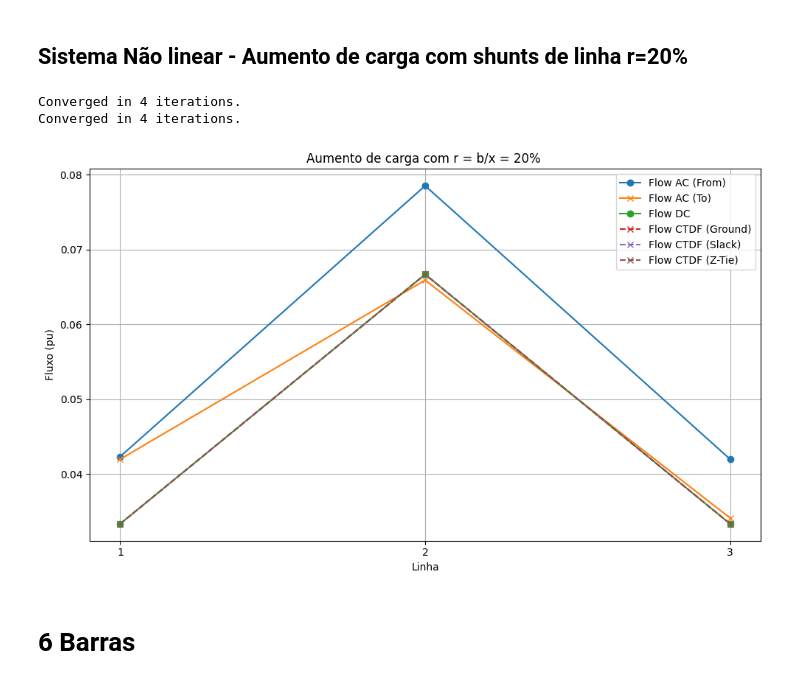
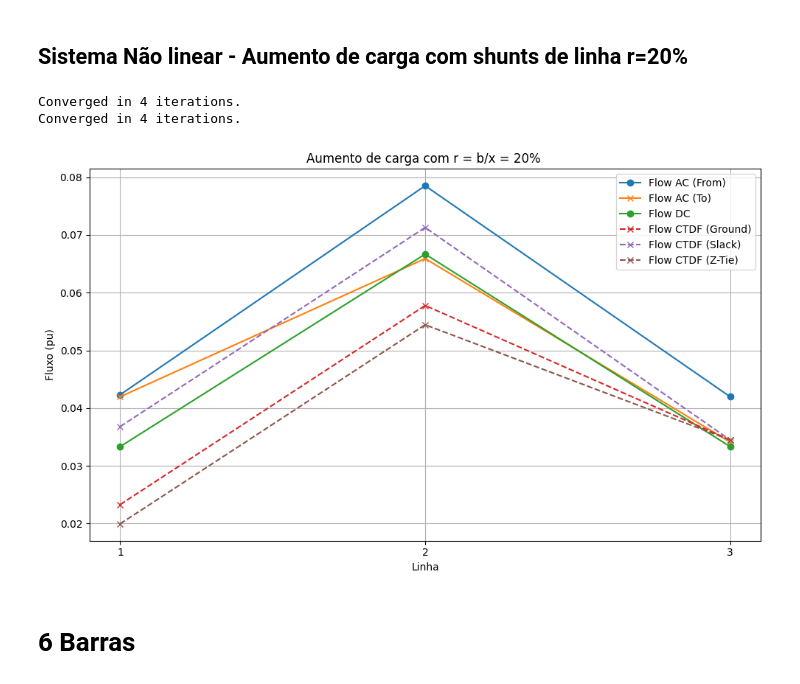
Before and after one commit to Gabriel-Halfeld-Limp/CTDF-for-linear-load-methods, a Jupyter notebook: main.ipynb, the cells around one changed output. Drawn from its saved outputs; the diff is of its cells as text; code cells hidden in the pictures.

```diff
--- a/main.ipynb
+++ b/main.ipynb
@@ -135,7 +135,7 @@ Converged in 4 iterations.
 ## Sistema não linear - Aumento de carga e geração em 10%
 # %%
 # Caso base
-net = sauer6bus()
+net = test3bus()
 solver = AC_PF(net)
 solver.solve()
 theta_ac = solver.theta
@@ -147,7 +147,7 @@ flow_dc = solver.get_line_flows()
 
 
 #AC Power Flow
-net = sauer6bus()
+net = test3bus()
 for load in net.loads:
     if load.bus.bus_type == 'PQ':
         load.p_input = 1.1 * load.p_input  # Aumentando a carga em 10%
@@ -170,7 +170,7 @@ dflow_dc = flow_dc_B - flow_dc
 
 
 # Cálculo usando indices CTDF
-net = sauer6bus()
+net = test3bus()
 
 P = np.zeros(len(net.buses))
 for i, bus in enumerate(net.buses):
@@ -220,10 +220,11 @@ Converged in 4 iterations.
 # %% [markdown]
 ## Sistema Não linear - Aumento de carga com shunts de linha r=20%
 # %%
+r = 0.2
 # Caso base
 net = test3bus()
 for line in net.lines:
-    line.b_half = 0.2*line.x
+    line.b_half = r*line.x
 solver = AC_PF(net)
 solver.solve()
 theta_ac = solver.theta
@@ -253,6 +254,8 @@ dflow_dc = flow_dc_B - flow_dc
 
 # Cálculo usando indices CTDF
 net = test3bus()
+for line in net.lines:
+    line.b_half = r*line.x
 
 P = np.zeros(len(net.buses))
 for i, bus in enumerate(net.buses):
@@ -269,34 +272,34 @@ dflow_slack = np.real(np.dot(T_slack, P))
 
 # CTDF z_tie:
 T_tie = np.conjugate(net.CTDF(ref_bus=net.buses[0], z_tie=1 + 1j))
 dflow_tie = np.real(np.dot(T_tie, P))
 
 # Plotando os resultados
 # Índice das barras (1, 2, 3, ...)
 linhas = np.arange(1, len(net.lines) + 1)
 
 # Plotando
 plt.figure(figsize=(10, 6))
 plt.plot(linhas, dflow_from, marker='o', label='Flow AC (From)')
 plt.plot(linhas, -dflow_to, marker='x', label='Flow AC (To)')
 plt.plot(linhas, dflow_dc, marker='o', label='Flow DC')
 plt.plot(linhas, dflow_ground, marker='x', linestyle='--', label='Flow CTDF (Ground)')
 plt.plot(linhas, dflow_slack, marker='x', linestyle='--', label='Flow CTDF (Slack)')
 plt.plot(linhas, dflow_tie, marker='x', linestyle='--', label='Flow CTDF (Z-Tie)')
 plt.xlabel('Linha')
 plt.ylabel('Fluxo (pu)')
 plt.title('Aumento de carga com r = b/x = 20% ')
 plt.grid(True)
 plt.legend()
 plt.tight_layout()
 plt.xticks(linhas)  # <-- Isso garante que o eixo x terá apenas inteiros
 plt.savefig('images/3bus_carga10%_r=20%.png', dpi=300)
 
 plt.show()
 # %% [output]
 Converged in 4 iterations.
 Converged in 4 iterations.
-[figure, old version]
+[figure, new version]
 # %% [markdown]
 # 6 Barras
 # %% [markdown]
```
Also changed, not shown: parts of 1 cell of this notebook, 9 other files.
